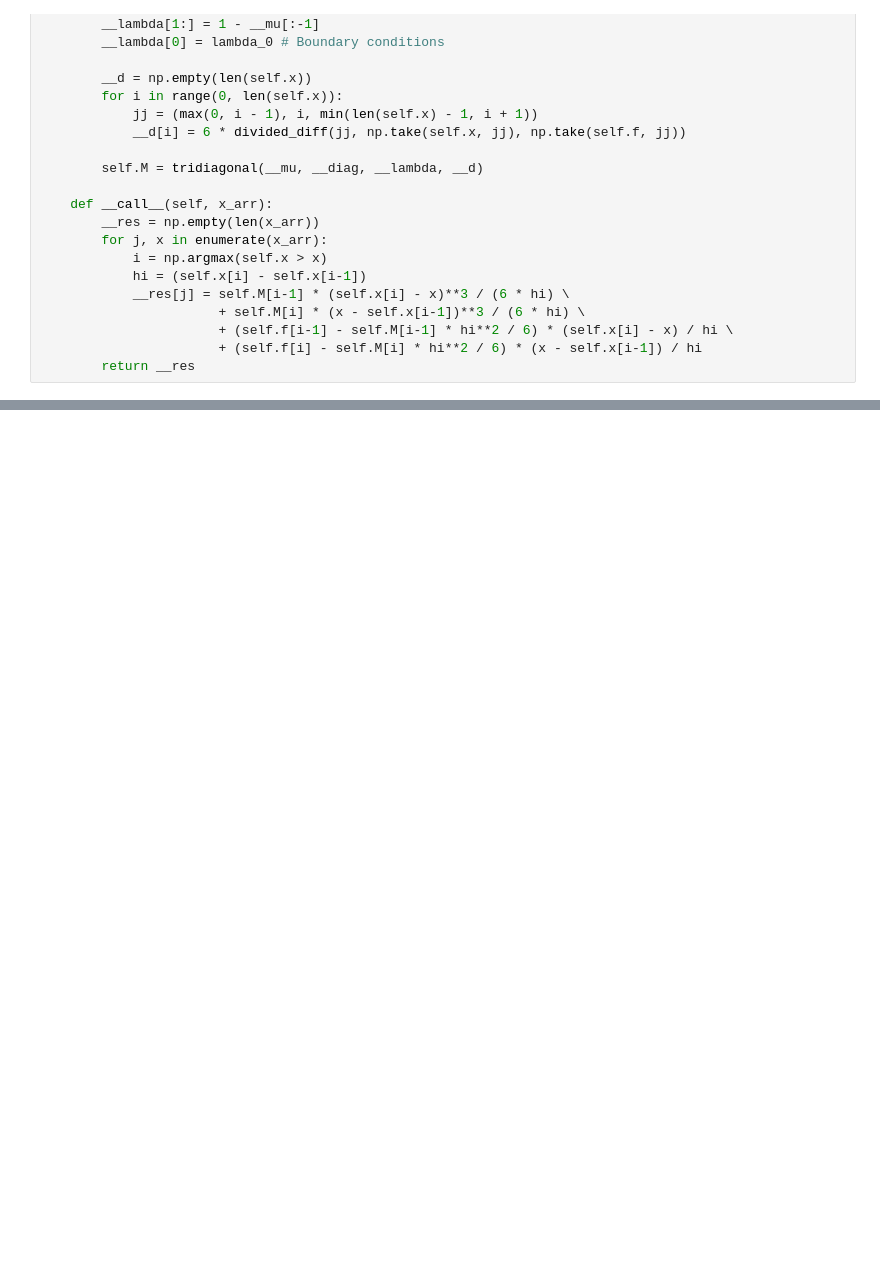
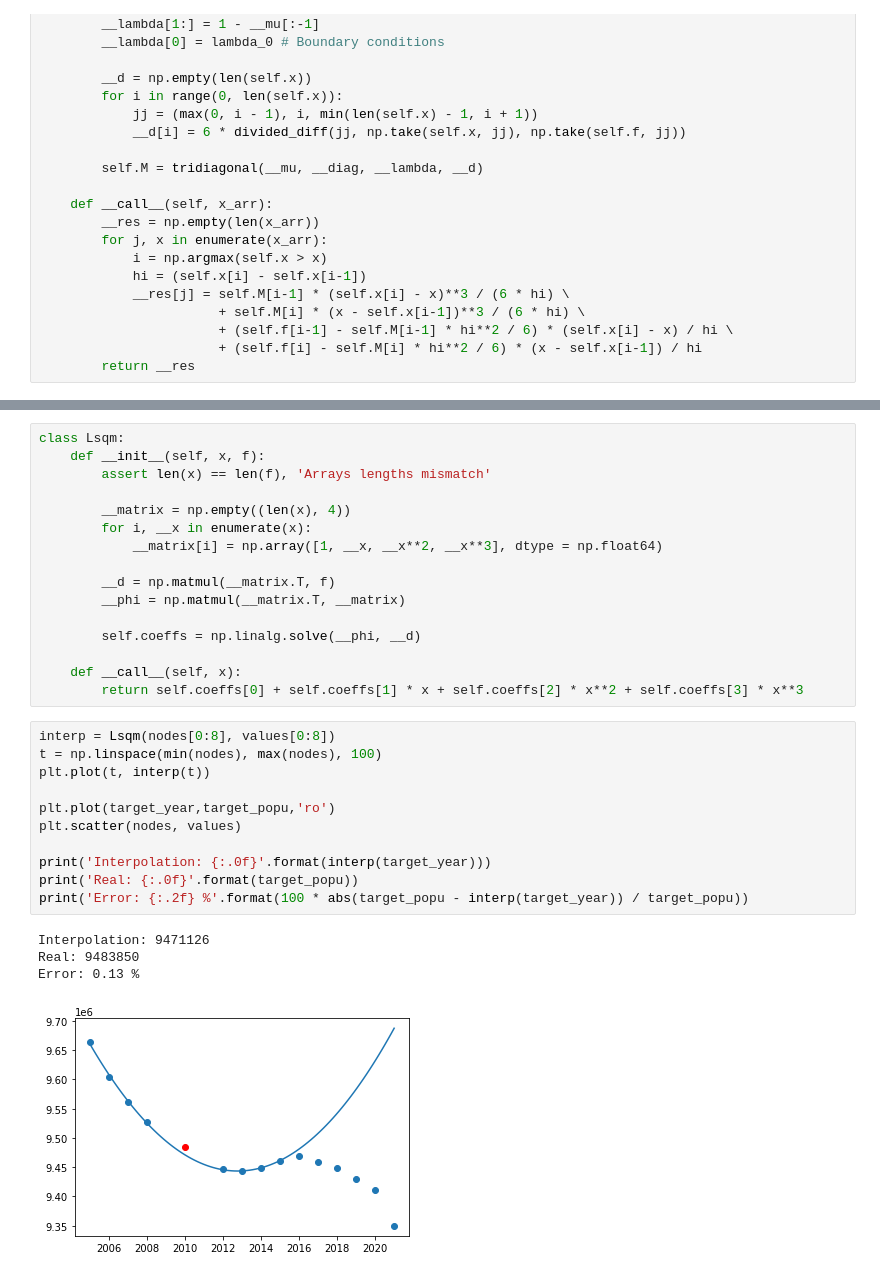
Before and after one commit to d3phys/computational-math, a Jupyter notebook: Lab 4 - Interpolation/interpolation.ipynb, the cells around one changed output, grey strips where cells are left out. Cells and saved outputs as stored; diff of their text form; blank space fills up the shorter version.

```diff
--- a/Lab 4 - Interpolation/interpolation.ipynb
+++ b/Lab 4 - Interpolation/interpolation.ipynb
@@ -177,0 +194,32 @@ plt.scatter(nodes[50:73], values[50:73])
+# %%
+class Lsqm:
+    def __init__(self, x, f):
+        assert len(x) == len(f), 'Arrays lengths mismatch'
+
+        __matrix = np.empty((len(x), 4))
+        for i, __x in enumerate(x):
+            __matrix[i] = np.array([1, __x, __x**2, __x**3], dtype = np.float64)
+
+        __d = np.matmul(__matrix.T, f)
+        __phi = np.matmul(__matrix.T, __matrix)
+
+        self.coeffs = np.linalg.solve(__phi, __d)
+
+    def __call__(self, x):
+        return self.coeffs[0] + self.coeffs[1] * x + self.coeffs[2] * x**2 + self.coeffs[3] * x**3
+# %%
+interp = Lsqm(nodes[0:8], values[0:8])
+t = np.linspace(min(nodes), max(nodes), 100)
+plt.plot(t, interp(t))
+
+plt.plot(target_year,target_popu,'ro')
+plt.scatter(nodes, values)
+
+print('Interpolation: {:.0f}'.format(interp(target_year)))
+print('Real: {:.0f}'.format(target_popu))
+print('Error: {:.2f} %'.format(100 * abs(target_popu - interp(target_year)) / target_popu))
+# %% [output]
+Interpolation: 9471126
+Real: 9483850
+Error: 0.13 %
+[figure, added]
```
Also changed, not shown: parts of 10 cells of this notebook.
